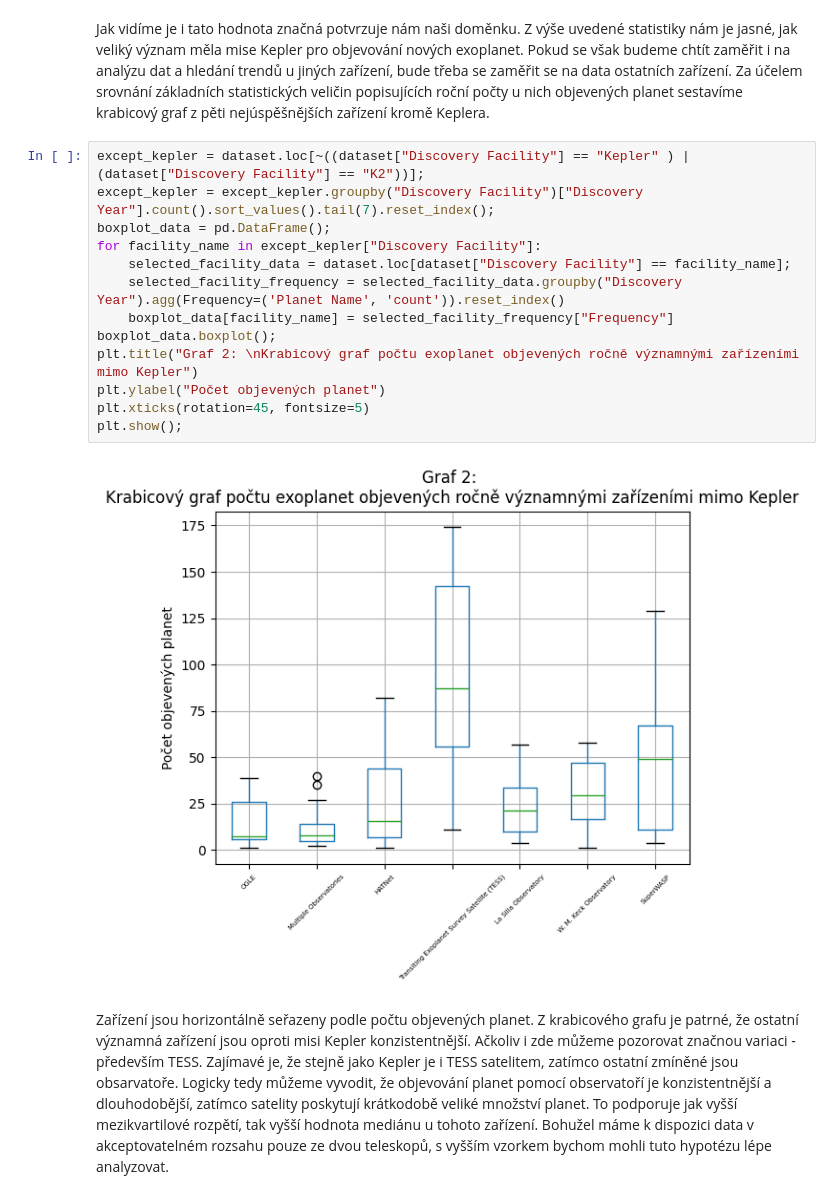
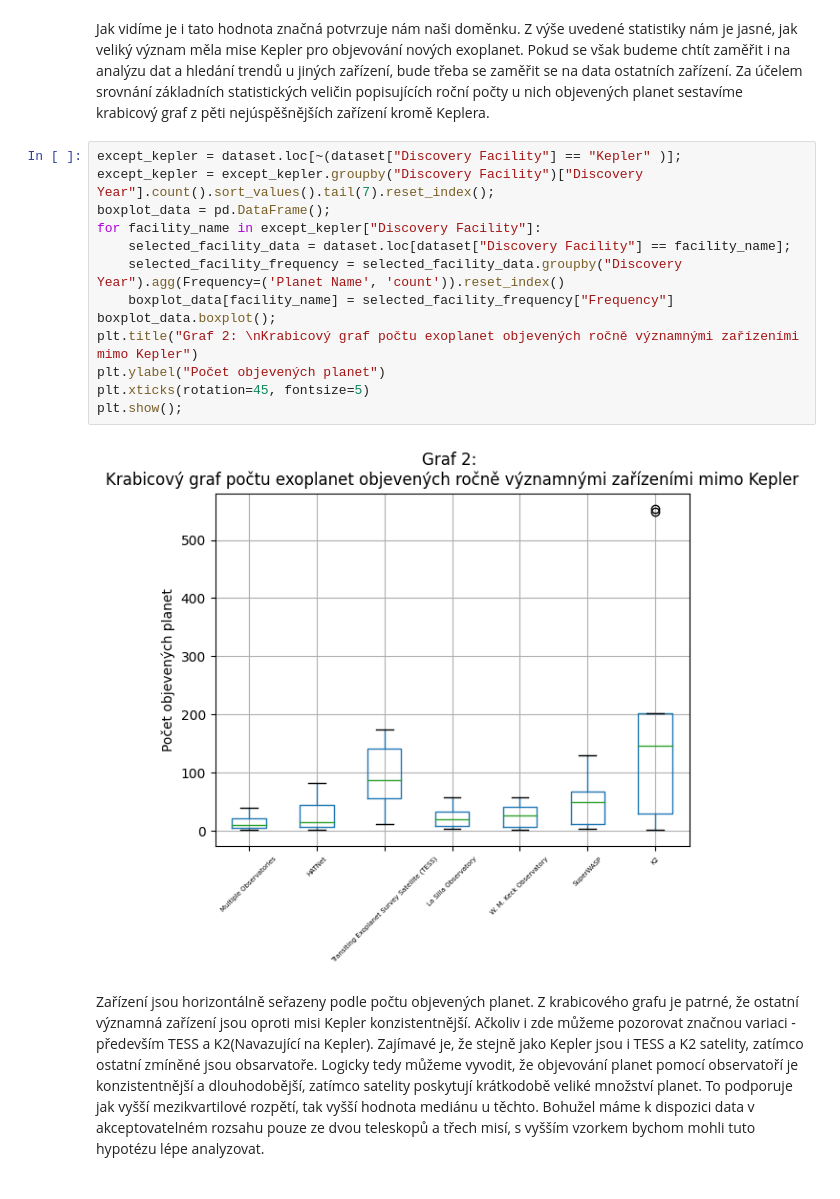
Before and after one commit to jakvitov/exoplanets_statistics, a Jupyter notebook: exoplanet_data_analysis.ipynb, the cells around one changed output. Cells and saved outputs as stored; diff of their text form.

```diff
--- a/exoplanet_data_analysis.ipynb
+++ b/exoplanet_data_analysis.ipynb
@@ -195,19 +195,19 @@ print("Špičatost distribuce nově objevených planet: " + str(kurtosis(planet_
 # %% [markdown]
 Jak vidíme je i tato hodnota značná potvrzuje nám naši doměnku. Z výše uvedené statistiky nám je jasné, jak veliký význam měla mise Kepler pro objevování nových exoplanet. Pokud se však budeme chtít zaměřit i na analýzu dat a hledání trendů u jiných zařízení, bude třeba se zaměřit se na data ostatních zařízení. Za účelem srovnání základních statistických veličin popisujících roční počty u nich objevených planet sestavíme krabicový graf z pěti nejúspěšnějších zařízení kromě Keplera.
 # %%
-except_kepler = dataset.loc[~((dataset["Discovery Facility"] == "Kepler" ) | (dataset["Discovery Facility"] == "K2"))];
+except_kepler = dataset.loc[~(dataset["Discovery Facility"] == "Kepler" )];
 except_kepler = except_kepler.groupby("Discovery Facility")["Discovery Year"].count().sort_values().tail(7).reset_index();
 boxplot_data = pd.DataFrame();
 for facility_name in except_kepler["Discovery Facility"]:
     selected_facility_data = dataset.loc[dataset["Discovery Facility"] == facility_name];
     selected_facility_frequency = selected_facility_data.groupby("Discovery Year").agg(Frequency=('Planet Name', 'count')).reset_index()
     boxplot_data[facility_name] = selected_facility_frequency["Frequency"]
 boxplot_data.boxplot();
 plt.title("Graf 2: \nKrabicový graf počtu exoplanet objevených ročně významnými zařízeními mimo Kepler")
 plt.ylabel("Počet objevených planet")
 plt.xticks(rotation=45, fontsize=5)
 plt.show();
 # %% [output]
-[figure, old version]
+[figure, new version]
 # %% [markdown]
-Zařízení jsou horizontálně seřazeny podle počtu objevených planet. Z krabicového grafu je patrné, že ostatní významná zařízení jsou oproti misi Kepler konzistentnější. Ačkoliv i zde můžeme pozorovat značnou variaci - především TESS. Zajímavé je, že stejně jako Kepler je i TESS satelitem, zatímco ostatní zmíněné jsou obsarvatoře. Logicky tedy můžeme vyvodit, že objevování planet pomocí observatoří je konzistentnější a dlouhodobější, zatímco satelity poskytují krátkodobě veliké množství planet. To podporuje jak vyšší mezikvartilové rozpětí, tak vyšší hodnota mediánu u tohoto zařízení. Bohužel máme k dispozici data v akceptovatelném rozsahu pouze ze dvou teleskopů, s vyšším vzorkem bychom mohli tuto hypotézu lépe analyzovat.
+Zařízení jsou horizontálně seřazeny podle počtu objevených planet. Z krabicového grafu je patrné, že ostatní významná zařízení jsou oproti misi Kepler konzistentnější. Ačkoliv i zde můžeme pozorovat značnou variaci - především TESS a K2(Navazující na Kepler). Zajímavé je, že stejně jako Kepler jsou i TESS a K2 satelity, zatímco ostatní zmíněné jsou obsarvatoře. Logicky tedy můžeme vyvodit, že objevování planet pomocí observatoří je konzistentnější a dlouhodobější, zatímco satelity poskytují krátkodobě veliké množství planet. To podporuje jak vyšší mezikvartilové rozpětí, tak vyšší hodnota mediánu u těchto. Bohužel máme k dispozici data v akceptovatelném rozsahu pouze ze dvou teleskopů a třech misí, s vyšším vzorkem bychom mohli tuto hypotézu lépe analyzovat.
```
Also changed, not shown: parts of 1 cell of this notebook.
